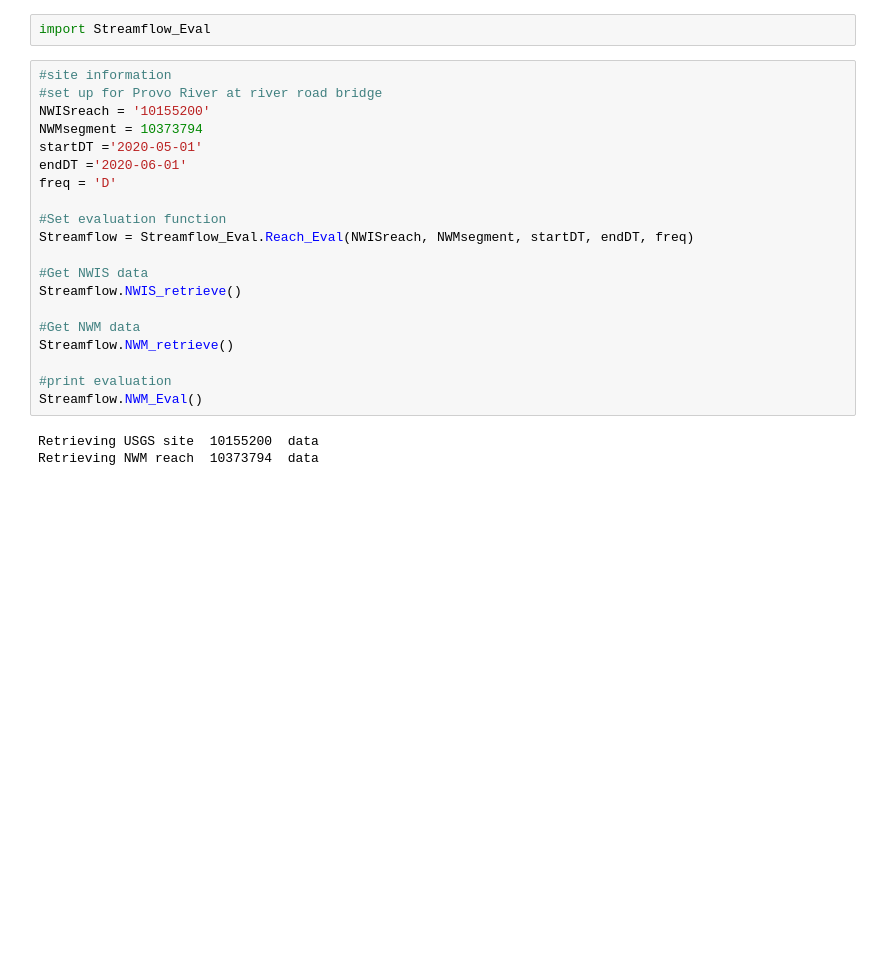
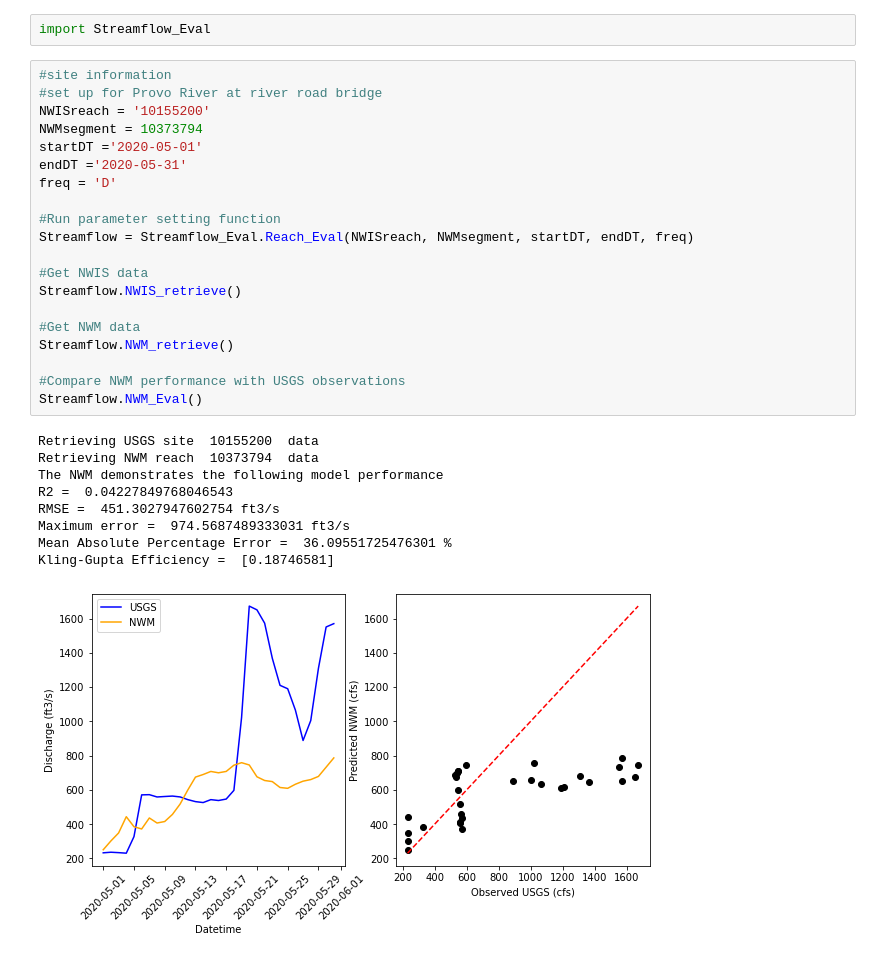
Before and after one commit to AlabamaWaterInstitute/data_access_examples, a Jupyter notebook: Streamflow_Evaluation.ipynb, the cells around one changed output. Drawn from its saved outputs; the diff is of its cells as text; blank space fills up the shorter version.

```diff
--- a/Streamflow_Evaluation.ipynb
+++ b/Streamflow_Evaluation.ipynb
@@ -3,23 +3,30 @@ import Streamflow_Eval
 # %%
 #site information
 #set up for Provo River at river road bridge
 NWISreach = '10155200'
 NWMsegment = 10373794
 startDT ='2020-05-01'
-endDT ='2020-06-01'
+endDT ='2020-05-31'
 freq = 'D'
 
-#Set evaluation function
+#Run parameter setting function
 Streamflow = Streamflow_Eval.Reach_Eval(NWISreach, NWMsegment, startDT, endDT, freq)
 
 #Get NWIS data
 Streamflow.NWIS_retrieve()
 
 #Get NWM data
 Streamflow.NWM_retrieve()
 
-#print evaluation
+#Compare NWM performance with USGS observations
 Streamflow.NWM_Eval()
 # %% [output]
 Retrieving USGS site  10155200  data
 Retrieving NWM reach  10373794  data
+The NWM demonstrates the following model performance
+R2 =  0.04227849768046543
+RMSE =  451.3027947602754 ft3/s
+Maximum error =  974.5687489333031 ft3/s
+Mean Absolute Percentage Error =  36.09551725476301 %
+Kling-Gupta Efficiency =  [0.18746581]
+[figure, added]
```
Also changed, not shown: 1 other file.
